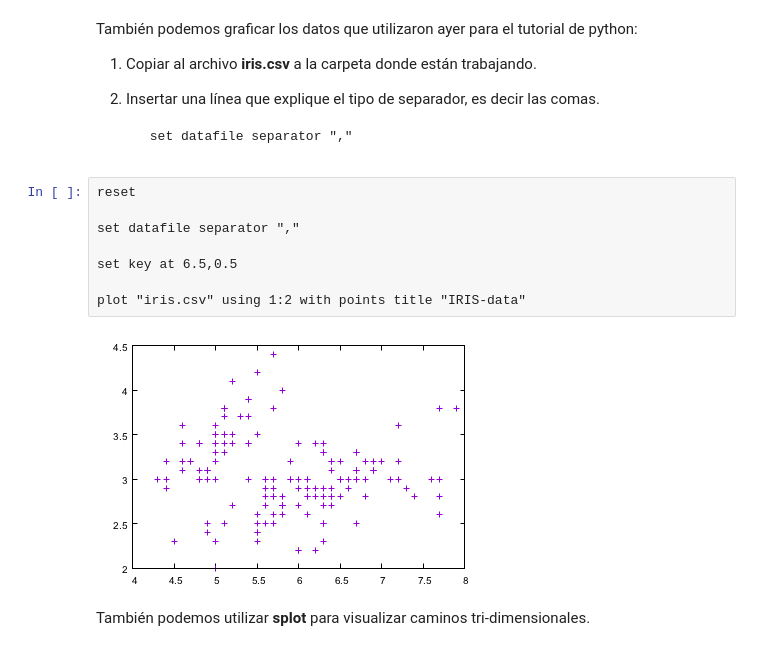
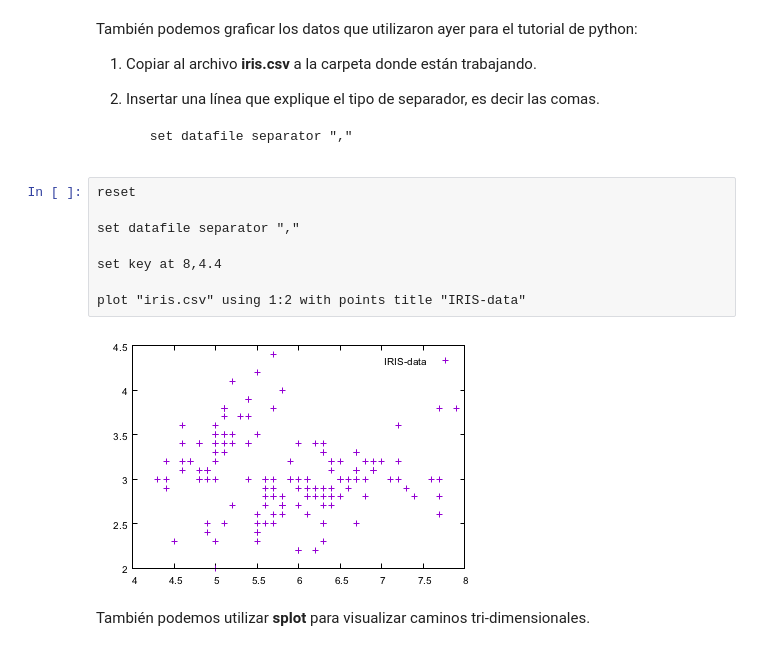
Before and after one commit to wbandabarragan/intro_gnuplot, a Jupyter notebook: Tutorial_GNUplot2.ipynb, the cells around one changed output. Drawn from its saved outputs; the diff is of its cells as text.

```diff
--- a/Tutorial_GNUplot2.ipynb
+++ b/Tutorial_GNUplot2.ipynb
@@ -519,13 +519,13 @@ También podemos graficar los datos que utilizaron ayer para el tutorial de pyth
 # %%
 reset
 
 set datafile separator ","
 
-set key at 6.5,0.5
+set key at 8,4.4
 
 plot "iris.csv" using 1:2 with points title "IRIS-data"
 # %% [output]
-[figure, old version]
+[figure, new version]
 # %% [markdown]
 También podemos utilizar <b>splot</b> para visualizar caminos tri-dimensionales.
 # %%
```
Also changed, not shown: parts of 7 cells of this notebook.
